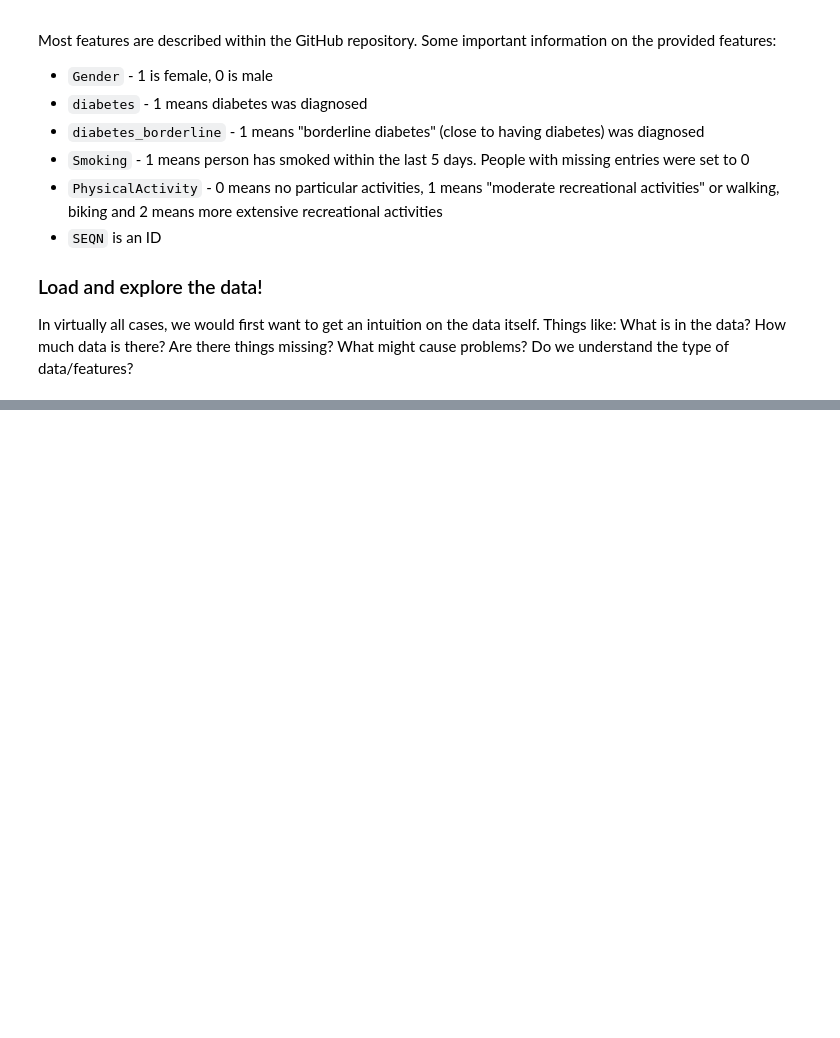
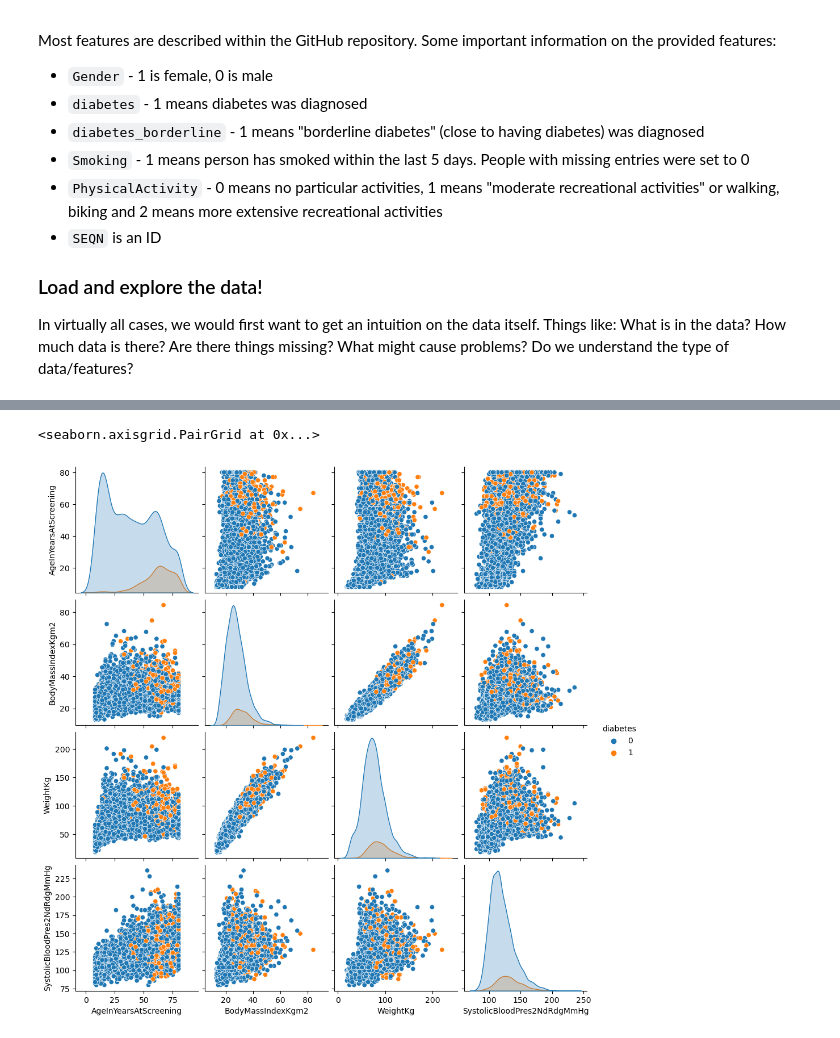
Before and after one commit to PhilippVogel92/ai_for_smart_health, a Jupyter notebook: ai_smart_health_portfolio_01_diabetes_prediction_template.ipynb, the cells around one changed output, grey strips where cells are left out. Drawn from its saved outputs; the diff is of its cells as text; code cells hidden in the pictures; blank space fills up the shorter version.

```diff
--- a/ai_smart_health_portfolio_01_diabetes_prediction_template.ipynb
+++ b/ai_smart_health_portfolio_01_diabetes_prediction_template.ipynb
@@ -112,0 +267,5 @@ data.head()
+# %%
+sb.pairplot(data=data_cleaned, vars=['AgeInYearsAtScreening', 'BodyMassIndexKgm2', 'WeightKg', 'SystolicBloodPres2NdRdgMmHg'], hue='diabetes')
+# %% [output]
+<seaborn.axisgrid.PairGrid at 0x...>
+[figure, added]
```
Also changed, not shown: parts of 60 cells of this notebook.
